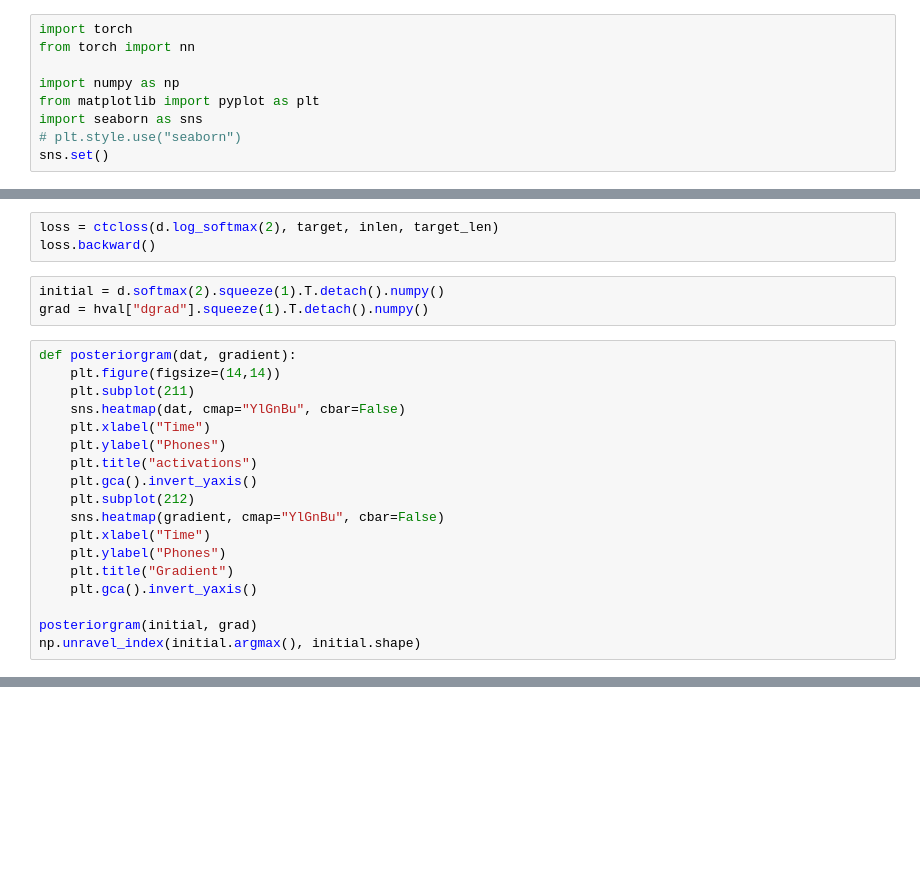
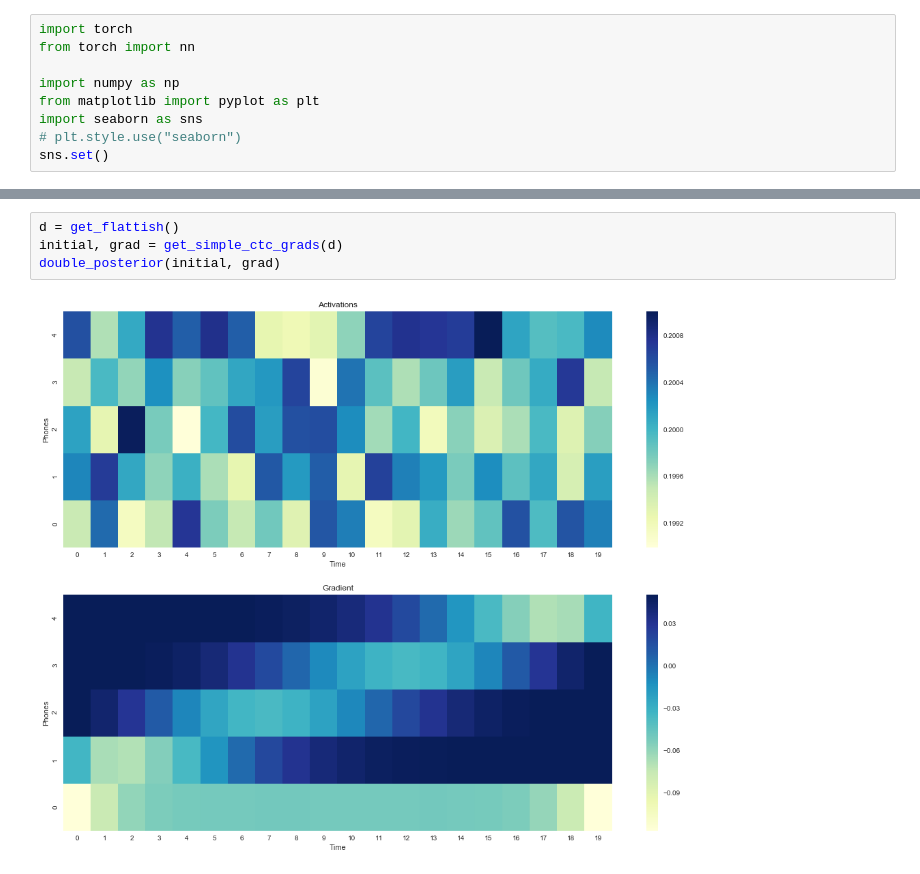
Before and after one commit to nayyarv/ctcinvestigations, a Jupyter notebook: CTC.ipynb, the cells around one changed output, grey strips where cells are left out. Saved outputs shown, nothing was run; the diff lists cells and outputs as text; blank space fills up the shorter version.

```diff
--- a/CTC.ipynb
+++ b/CTC.ipynb
@@ -40,24 +15,0 @@ d.register_hook(dhook);
-# %%
-loss = ctcloss(d.log_softmax(2), target, inlen, target_len)
-loss.backward()
-# %%
-initial = d.softmax(2).squeeze(1).T.detach().numpy()
-grad = hval["dgrad"].squeeze(1).T.detach().numpy()
-# %%
-def posteriorgram(dat, gradient):
-    plt.figure(figsize=(14,14))
-    plt.subplot(211)
-    sns.heatmap(dat, cmap="YlGnBu", cbar=False)
-    plt.xlabel("Time")
-    plt.ylabel("Phones")
-    plt.title("activations")
-    plt.gca().invert_yaxis()
-    plt.subplot(212)
-    sns.heatmap(gradient, cmap="YlGnBu", cbar=False)
-    plt.xlabel("Time")
-    plt.ylabel("Phones")
-    plt.title("Gradient")
-    plt.gca().invert_yaxis()
-
-posteriorgram(initial, grad)
-np.unravel_index(initial.argmax(), initial.shape)
@@ -71,0 +80,6 @@ plt.figure(figsize=(14,7))
+# %%
+d = get_flattish()
+initial, grad = get_simple_ctc_grads(d)
+double_posterior(initial, grad)
+# %% [output]
+[figure, added]
```
Also changed, not shown: parts of 29 cells of this notebook, 1 other file.
